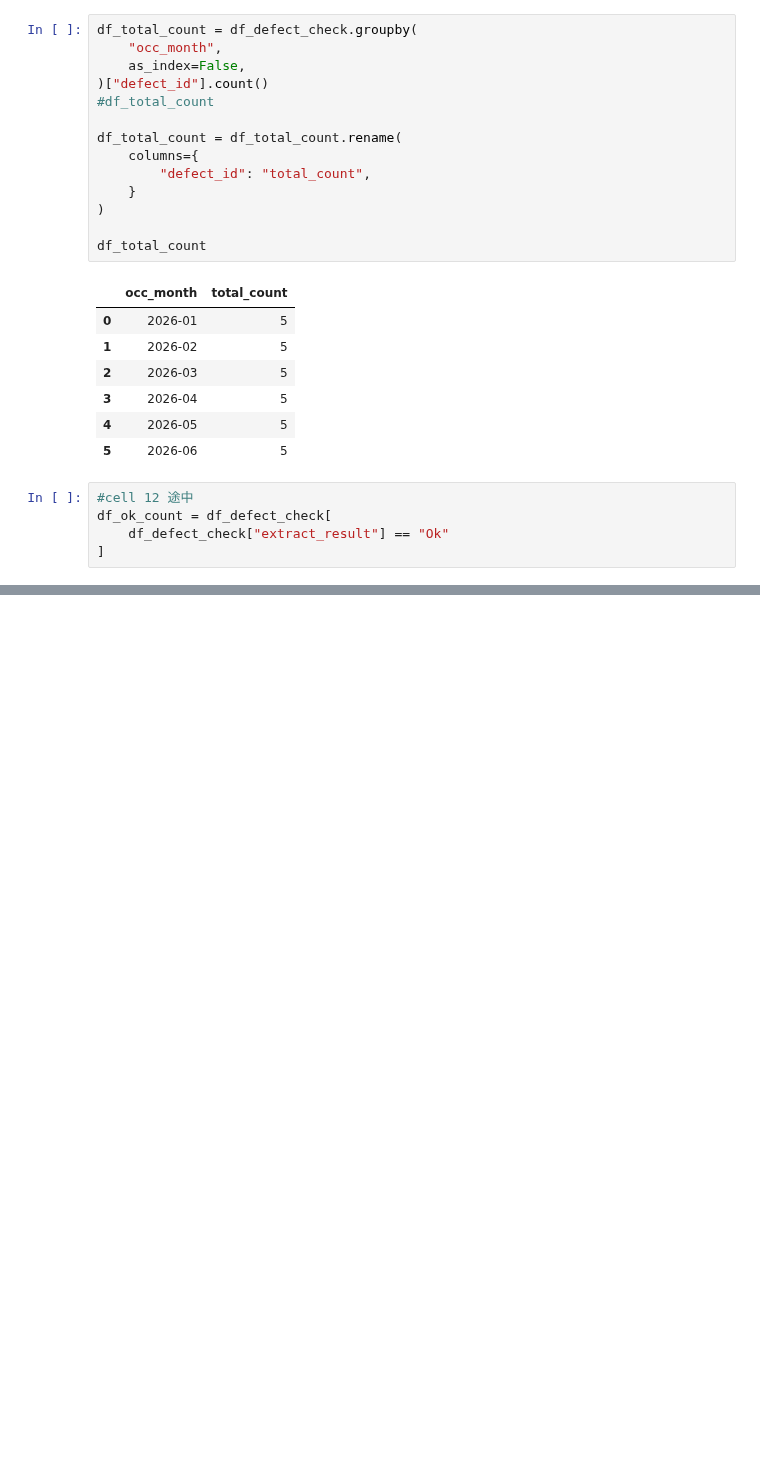
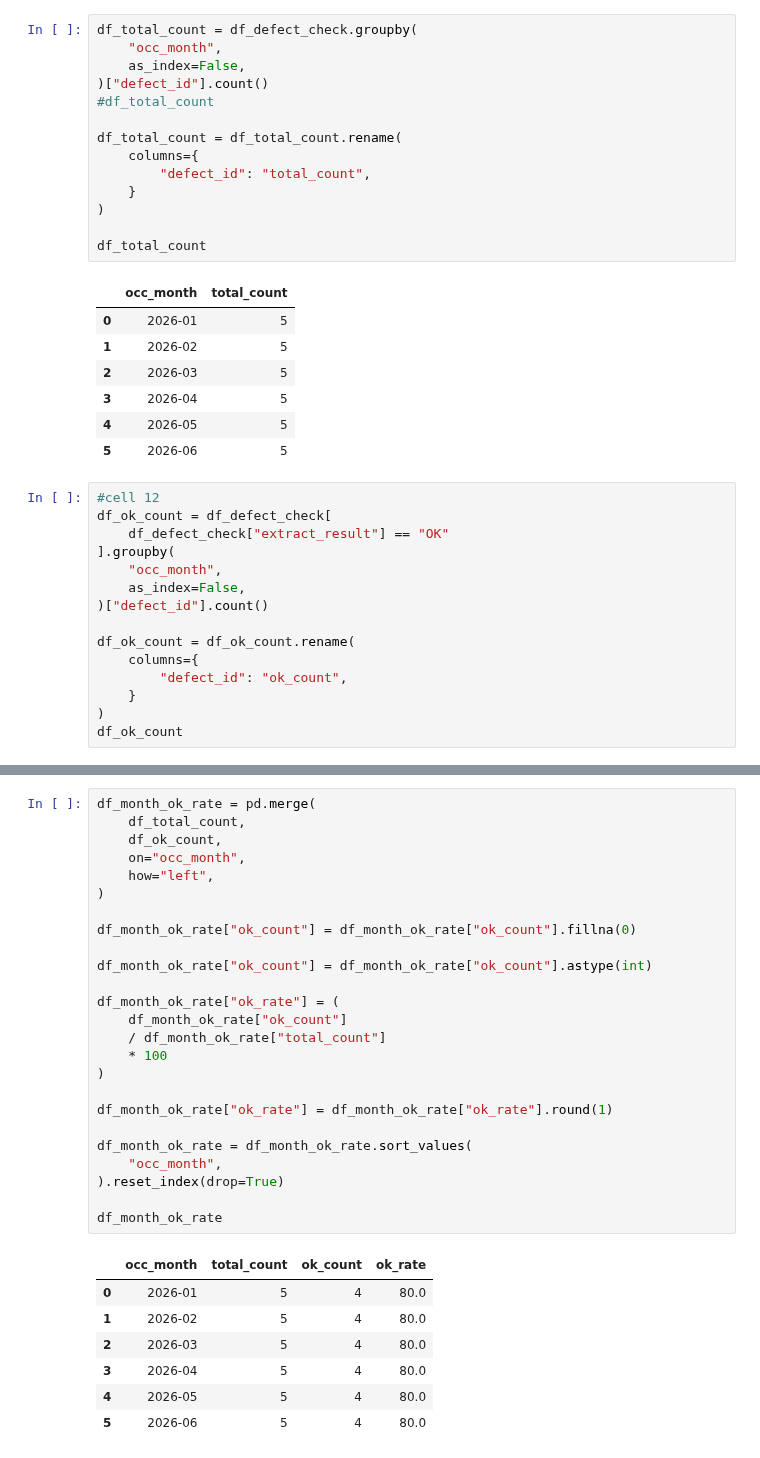
Before and after one commit to kjfarm1225/pyq_practice, a Jupyter notebook: 131_2_practical_extract_monthly_line_answer/131_2_practical_extract_monthly_line_answer.ipynb, the cells around one changed output, grey strips where cells are left out. Cells and saved outputs as stored; diff of their text form; blank space fills up the shorter version.

```diff
--- a/131_2_practical_extract_monthly_line_answer/131_2_practical_extract_monthly_line_answer.ipynb
+++ b/131_2_practical_extract_monthly_line_answer/131_2_practical_extract_monthly_line_answer.ipynb
@@ -244,7 +244,17 @@ df_total_count
 | 4 | 2026-05 | 5 |
 | 5 | 2026-06 | 5 |
 # %%
-#cell 12 途中
+#cell 12
 df_ok_count = df_defect_check[
-    df_defect_check["extract_result"] == "Ok"
-]
+    df_defect_check["extract_result"] == "OK"
+].groupby(
+    "occ_month",
+    as_index=False,
+)["defect_id"].count()
+
+df_ok_count = df_ok_count.rename(
+    columns={
+        "defect_id": "ok_count",
+    }
+)
+df_ok_count
@@ -250,0 +269,33 @@ df_ok_count = df_defect_check[
+# %%
+df_month_ok_rate = pd.merge(
+    df_total_count,
+    df_ok_count,
+    on="occ_month",
+    how="left",
+)
+
+df_month_ok_rate["ok_count"] = df_month_ok_rate["ok_count"].fillna(0)
+
+df_month_ok_rate["ok_count"] = df_month_ok_rate["ok_count"].astype(int)
+
+df_month_ok_rate["ok_rate"] = (
+    df_month_ok_rate["ok_count"]
+    / df_month_ok_rate["total_count"]
+    * 100
+)
+
+df_month_ok_rate["ok_rate"] = df_month_ok_rate["ok_rate"].round(1)
+
+df_month_ok_rate = df_month_ok_rate.sort_values(
+    "occ_month",
+).reset_index(drop=True)
+
+df_month_ok_rate
+# %% [output]
+|  | occ_month | total_count | ok_count | ok_rate |
+| 0 | 2026-01 | 5 | 4 | 80.0 |
+| 1 | 2026-02 | 5 | 4 | 80.0 |
+| 2 | 2026-03 | 5 | 4 | 80.0 |
+| 3 | 2026-04 | 5 | 4 | 80.0 |
+| 4 | 2026-05 | 5 | 4 | 80.0 |
+| 5 | 2026-06 | 5 | 4 | 80.0 |
```
Also changed, not shown: parts of 2 cells of this notebook.
